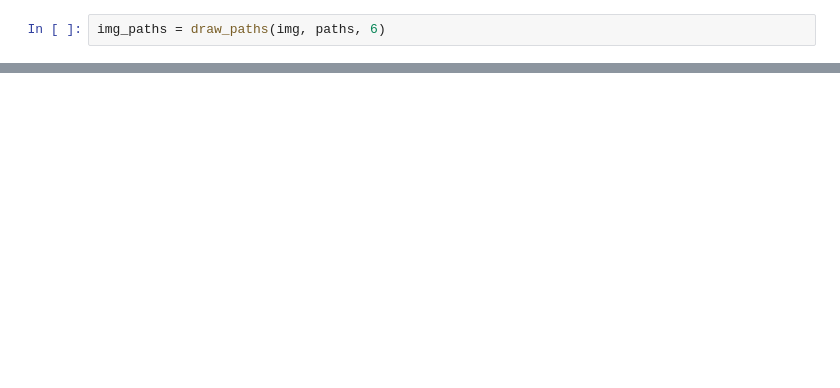
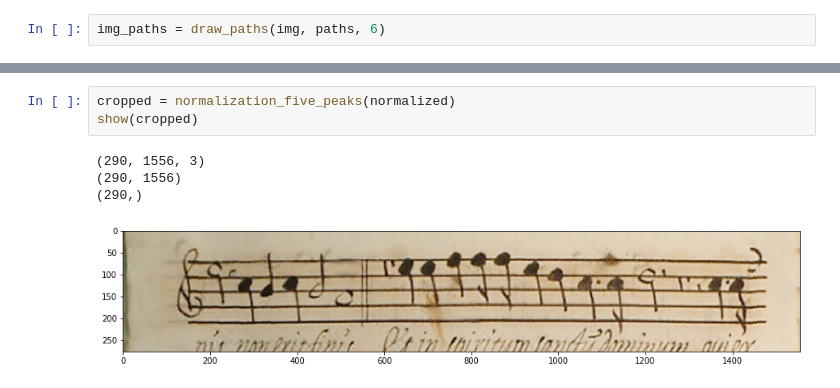
Before and after one commit to cperezs/staff-detection, a Jupyter notebook: staff detection.ipynb, the cells around one changed output, grey strips where cells are left out. Saved outputs shown, nothing was run; the diff lists cells and outputs as text; blank space fills up the shorter version.

```diff
--- a/staff detection.ipynb
+++ b/staff detection.ipynb
@@ -61,0 +70,8 @@ show(normalized)
+# %%
+cropped = normalization_five_peaks(normalized)
+show(cropped)
+# %% [output]
+(290, 1556, 3)
+(290, 1556)
+(290,)
+[figure, added]
```
Also changed, not shown: parts of 6 cells of this notebook, 1 other file.
